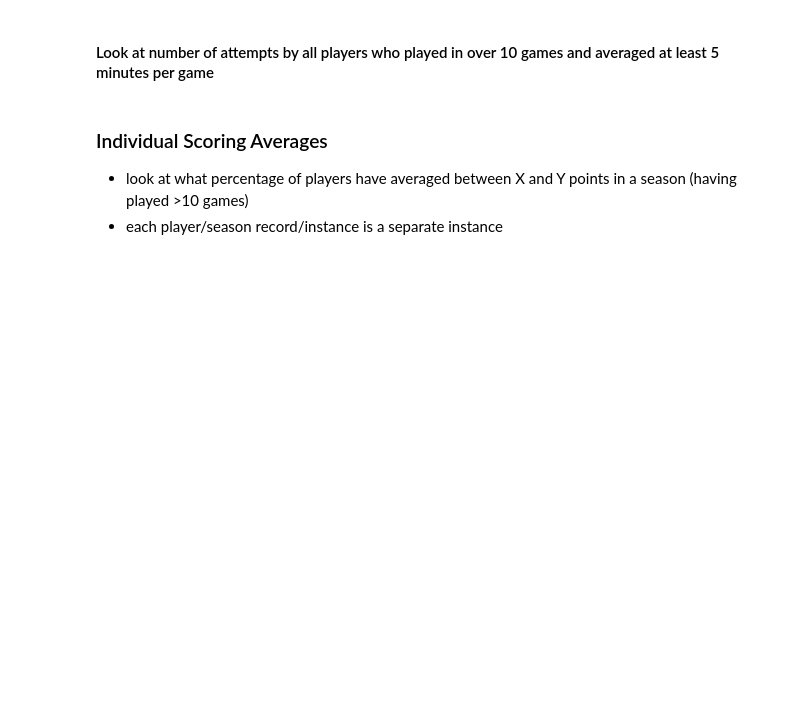
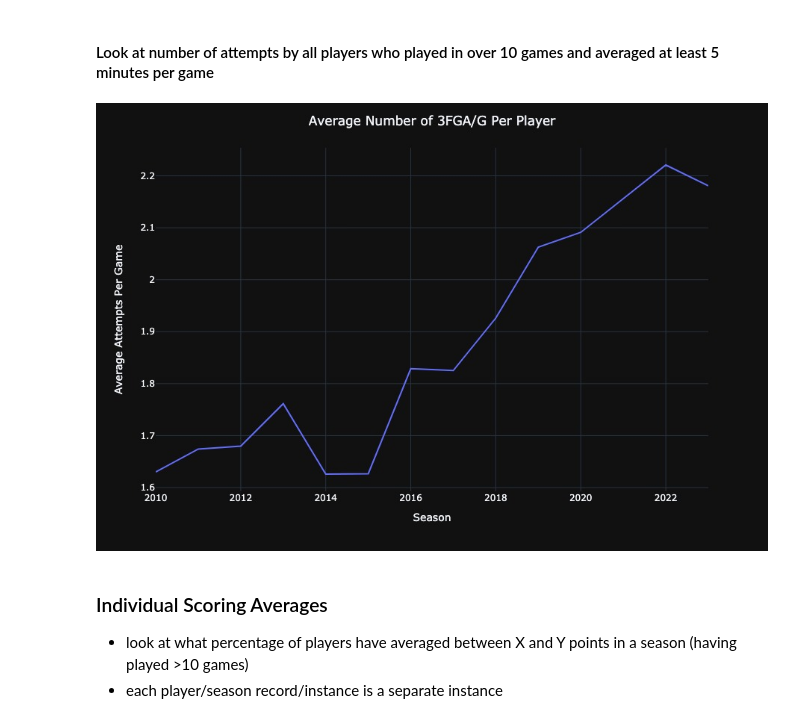
Before and after one commit to emmaritcey/usports_database, a Jupyter notebook: Final_Visualizations_Scoring.ipynb, the cells around one changed output. Cells and saved outputs as stored; diff of their text form; code cells hidden in the pictures; blank space fills up the shorter version.

```diff
--- a/Final_Visualizations_Scoring.ipynb
+++ b/Final_Visualizations_Scoring.ipynb
@@ -470,27 +475,29 @@ fig.write_image('images/ind_top25_3fg_attempts_pergame.jpeg', scale=6)
 # %%
 q = """
     SELECT season, avg(fga3)
     FROM player_shooting
     NATURAL JOIN player_info
     WHERE games_played > 10 AND minutes_pgame >= 5
     GROUP BY season
     ORDER BY season
 """
 
 result = read_query(connection, q, None)
 df = pd.DataFrame(result, columns=['Season', 'Average # of 3 pt Attempts'])
 
 fig = px.line(df, 'Season', 'Average # of 3 pt Attempts')
 fig.update_layout(template="plotly_dark",
                   width=900,
                   height=600,
-                  title='Average Number of 3FGA/G',
+                  title='Average Number of 3FGA/G Per Player',
                   xaxis_title='Season',
                   yaxis_title='Average Attempts Per Game',
                   title_x=0.5)
-fig.show()
+fig.show('jpg')
 #save Figure as jpg image
 fig.write_image("images/3fg_attempts_pergame.jpeg", scale=6)
+# %% [output]
+[figure, added]
 # %% [markdown]
 ### Individual Scoring Averages
 - look at what percentage of players have averaged between X and Y points in a season (having played >10 games)
```
Also changed, not shown: parts of 11 cells of this notebook, 5 other files.
